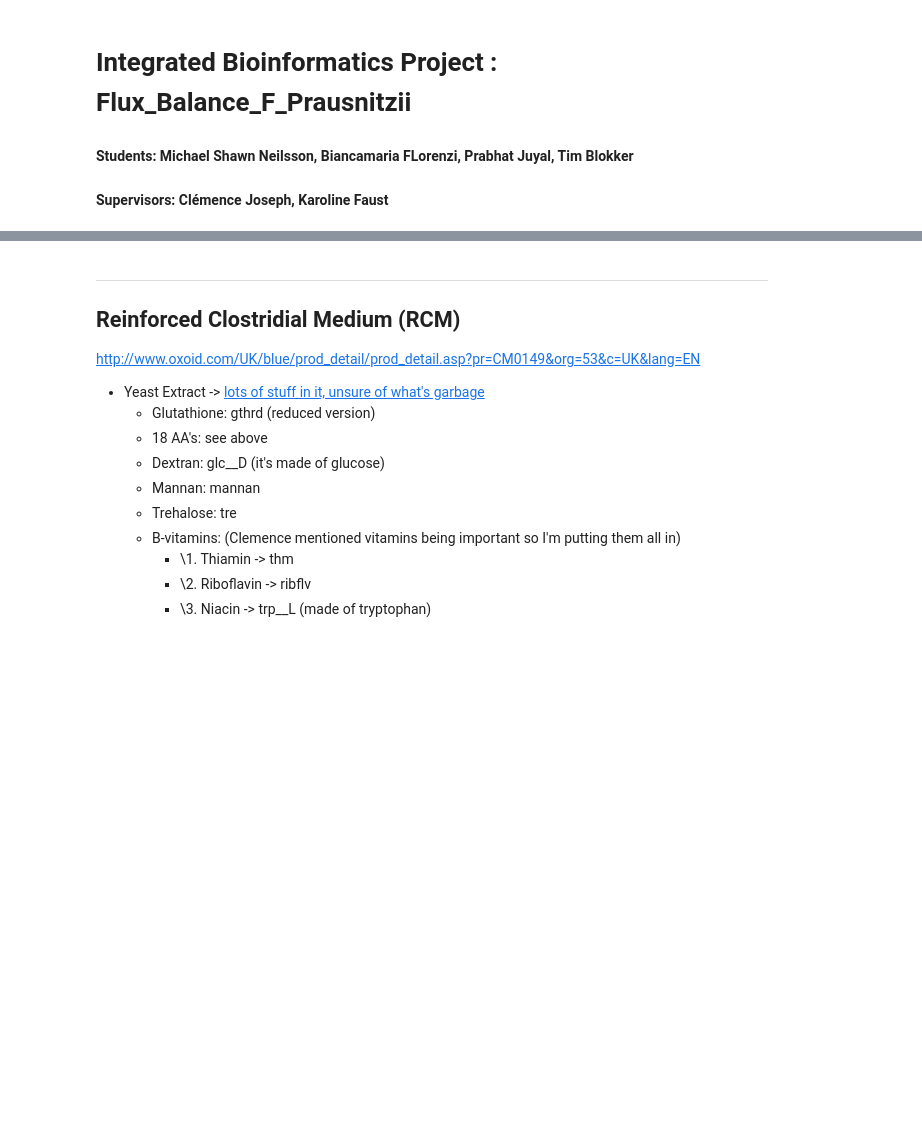
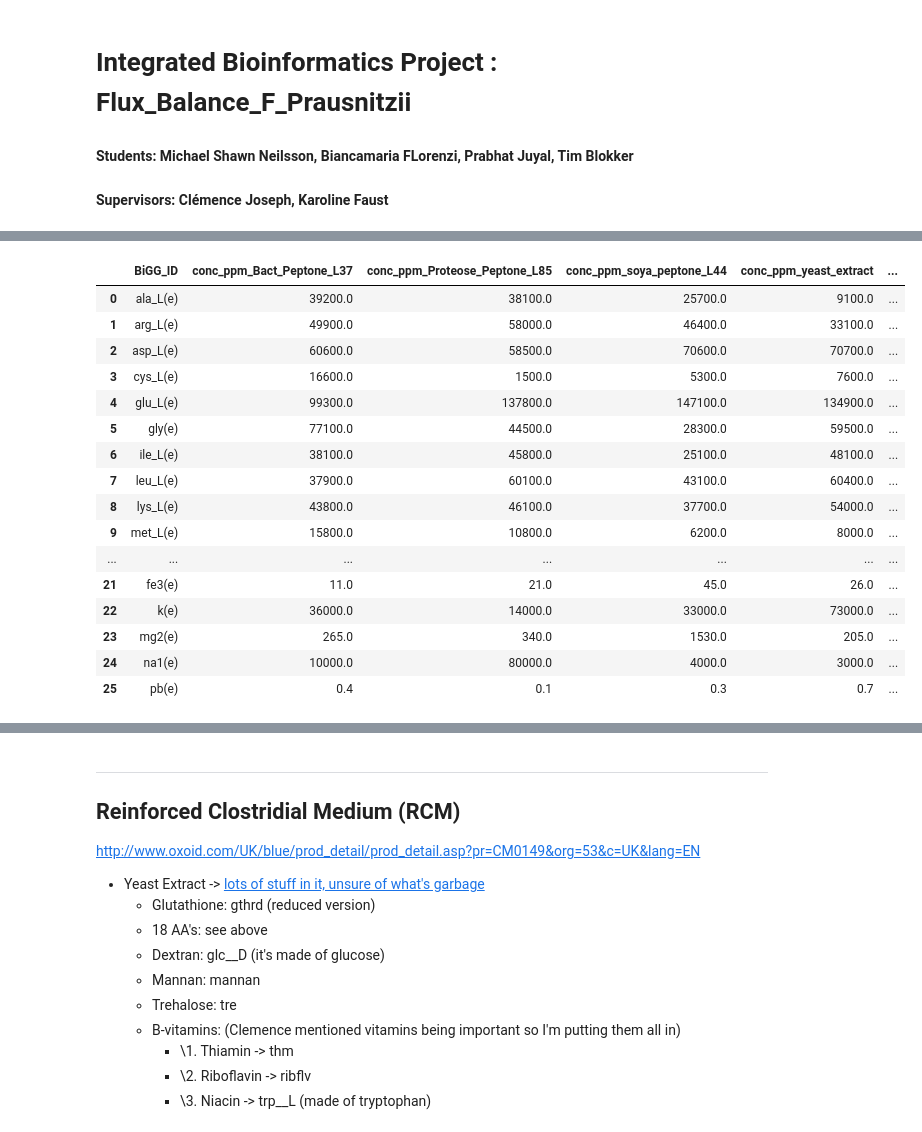
Before and after one commit to PrabJ/Flux_Balance_F_Prausnitzii, a Jupyter notebook: Metabolic_flux.ipynb, the cells around one changed output, grey strips where cells are left out. Drawn from its saved outputs; the diff is of its cells as text; code cells hidden in the pictures; blank space fills up the shorter version.

```diff
--- a/Metabolic_flux.ipynb
+++ b/Metabolic_flux.ipynb
@@ -143,23 +150,22 @@ Traces.head()
 # %%
 #AA from peptones and yeast extract
+#http://www.oxoid.com/UK/blue/prod_detail/prod_detail.asp?pr=LP0037&c=UK&lang=EN&minfo=Y
+
 index_notinPeptones= np.where(np.isin(aa, ['asn_L(e)', 'asx_L(e)','gln_L(e)','glx_L(e)', 'his_L(e)']))
-aa_BiGG_ID=aa
+index_notinPeptones=sorted(index_notinPeptones[0], reverse=True)
+aa_BiGG_ID=np.delete(aa, index_notinPeptones)
 
 aa_conc_ppm_Bact_Peptone_L37=np.array([3.92,4.99, 6.06, 1.66, 9.93, 7.71, 3.81, 3.79, 4.38, 1.58, 2.60, 5.83, 2.81, 1.25, 0.66, 0.39, 3.33])*10*1000
-aa_conc_ppm_Bact_Peptone_L37=np.insert(aa_conc_ppm_Bact_Peptone_L37,index_notinPeptones[0], 0)
-
 aa_conc_ppm_Proteose_Peptone_L85=np.array([3.81, 5.80, 5.85, 0.15, 13.78, 4.45, 4.58, 6.01, 4.61, 1.08, 4.66, 5.99, 2.18, 2.75, 0.75, 1.77, 4.11])*10*1000
-aa_conc_ppm_Proteose_Peptone_L85=np.insert(aa_conc_ppm_Proteose_Peptone_L85,index_notinPeptones[0], 0)
-
 aa_conc_ppm_soya_peptone_L44=np.array([2.57, 4.64, 7.06, 0.53, 14.71, 2.83, 2.51, 4.31, 3.77, 0.62, 0.38, 3.40, 0.67, 1.68, 0.64, 2.09, 3.65])*10*1000
-aa_conc_ppm_soya_peptone_L44=np.insert(aa_conc_ppm_soya_peptone_L44,index_notinPeptones[0], 0)
-
-aa_conc_Yeast_Extract_L21=np.array([0.91, 3.31, 7.07, 0.76, 13.49, 5.95, 4.81, 6.04, 5.40, 0.80, 3.78, 0.88, 3.42, 2.73, 0.85, 4.95, 1.00 ])*10*1000
-aa_conc_Yeast_Extract_L21=np.insert(aa_conc_Yeast_Extract_L21,index_notinPeptones[0], 0)
+aa_conc_Yeast_Extract_L21=np.array([0.91, 3.31, 7.07, 0.76, 13.49, 5.95, 4.81, 6.04, 5.40, 0.80, 3.78, 0.88, 3.42, 2.73, 0.85, 4.95, 1.00])*10*1000
+aa_conc_ppm_Lab_Lemco_L29=np.array([5.85, 7.10, 5.10, 0.68, 10.71, 10.85, 3.17, 3.15, 4.78, 2.61, 2.34, 7.79, 1.87, 2.54, 0.34, 0.66, 3.06 ])*10*1000
+aa_conc_ppm_Liver_Digest_Neutralized_L27=np.array([3.40, 2.89, 5.85, 0.34, 10.38, 3.83, 2.11, 5.96, 6.02, 0.95, 2.45, 2.38, 0.83, 1.42, 1.02, 2.54, 3.05 ])*10*1000
 
 AA=pd.DataFrame({"BiGG_ID": aa_BiGG_ID,
                     "conc_ppm_Bact_Peptone_L37":aa_conc_ppm_Bact_Peptone_L37,
                     "conc_ppm_Proteose_Peptone_L85":aa_conc_ppm_Proteose_Peptone_L85,
                     "conc_ppm_soya_peptone_L44":aa_conc_ppm_soya_peptone_L44,
-                    "conc_ppm_yeast_extract":aa_conc_Yeast_Extract_L21 })
-AA.head()
+                    "conc_ppm_yeast_extract":aa_conc_Yeast_Extract_L21,
+                    'conc_ppm_Lab_Lemco_L29':aa_conc_ppm_Lab_Lemco_L29,
+                    'conc_ppm_Liver_Digest_Neutralized_L27' : aa_conc_ppm_Liver_Digest_Neutralized_L27 })
@@ -173,3 +171,0 @@ AA.head()
-# %%
-Traces_AA=AA.append(Traces)
-Traces_AA.head()
@@ -190,0 +172,4 @@ model_mgam.summary()
+# %%
+Weights_Mgam=weights[weights["BiGG_ID"].isin(MediumMgam)]
+Traces_AA_ppm=AA.append(Traces)
+Traces_AA_ppm=pd.merge(Traces_AA_ppm, Weights_Mgam, on='BiGG_ID')
@@ -190,0 +189,25 @@ model_mgam.summary()
+# %%
+if "sum_ppm" not in Traces_AA_ppm.columns:
+    Traces_AA_ppm["sum_ppm"]=Traces_AA_ppm[col_list].sum(numeric_only=True, axis=1)
+Traces_AA_ppm["sum_mg_L"]=Traces_AA_ppm["sum_ppm"]
+Traces_AA_ppm["sum_mg_L"]=np.array(Traces_AA_ppm["sum_ppm"])
+Traces_AA_ppm["g_L"]=np.array(Traces_AA_ppm["sum_ppm"])/1000
+Traces_AA_ppm
+# %% [output]
+|  | BiGG_ID | conc_ppm_Bact_Peptone_L37 | conc_ppm_Proteose_Peptone_L85 | conc_ppm_soya_peptone_L44 | conc_ppm_yeast_extract | ... |
+| 0 | ala_L(e) | 39200.0 | 38100.0 | 25700.0 | 9100.0 | ... |
+| 1 | arg_L(e) | 49900.0 | 58000.0 | 46400.0 | 33100.0 | ... |
+| 2 | asp_L(e) | 60600.0 | 58500.0 | 70600.0 | 70700.0 | ... |
+| 3 | cys_L(e) | 16600.0 | 1500.0 | 5300.0 | 7600.0 | ... |
+| 4 | glu_L(e) | 99300.0 | 137800.0 | 147100.0 | 134900.0 | ... |
+| 5 | gly(e) | 77100.0 | 44500.0 | 28300.0 | 59500.0 | ... |
+| 6 | ile_L(e) | 38100.0 | 45800.0 | 25100.0 | 48100.0 | ... |
+| 7 | leu_L(e) | 37900.0 | 60100.0 | 43100.0 | 60400.0 | ... |
+| 8 | lys_L(e) | 43800.0 | 46100.0 | 37700.0 | 54000.0 | ... |
+| 9 | met_L(e) | 15800.0 | 10800.0 | 6200.0 | 8000.0 | ... |
+| ... | ... | ... | ... | ... | ... | ... |
+| 21 | fe3(e) | 11.0 | 21.0 | 45.0 | 26.0 | ... |
+| 22 | k(e) | 36000.0 | 14000.0 | 33000.0 | 73000.0 | ... |
+| 23 | mg2(e) | 265.0 | 340.0 | 1530.0 | 205.0 | ... |
+| 24 | na1(e) | 10000.0 | 80000.0 | 4000.0 | 3000.0 | ... |
+| 25 | pb(e) | 0.4 | 0.1 | 0.3 | 0.7 | ... |
```
Also changed, not shown: parts of 22 cells of this notebook, 1 other file.
